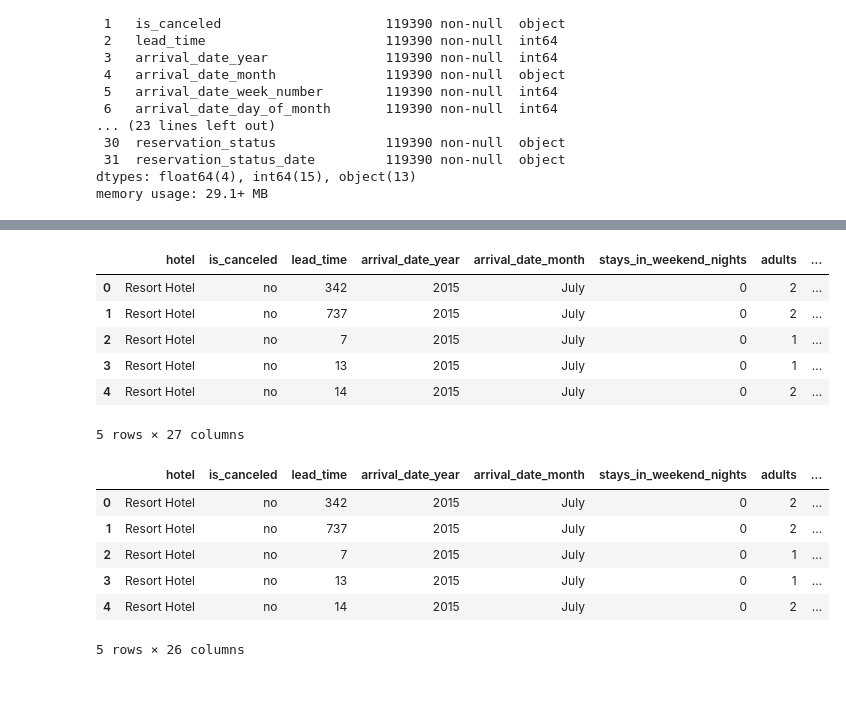
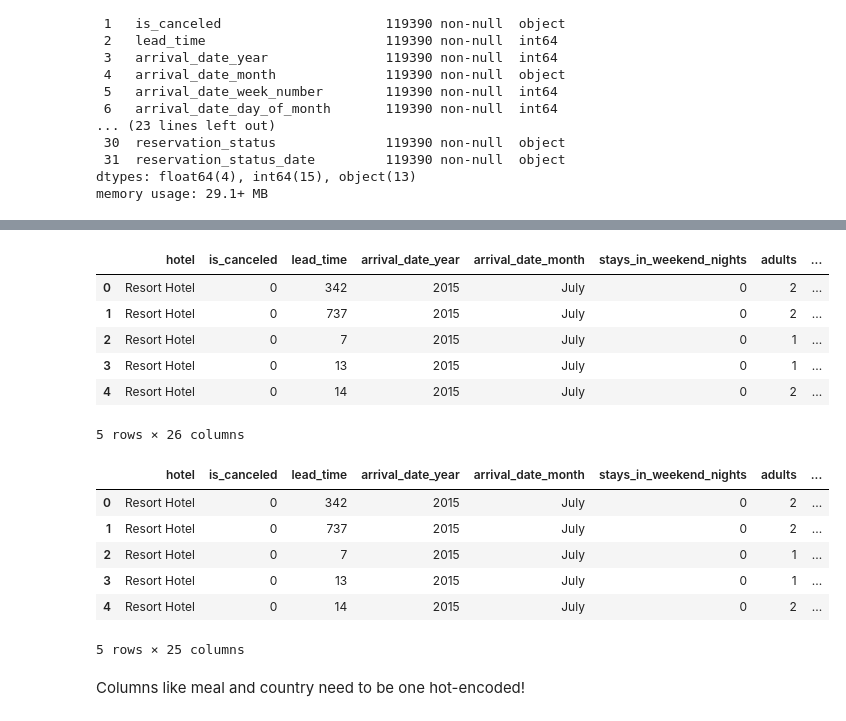
Before and after one commit to sascott9655/ADS-505-Hotel_Bookings_Project, a Jupyter notebook: Samuel's_Hotel_Cancellation_EDA.ipynb, the cells around one changed output, grey strips where cells are left out. Cells and saved outputs as stored; diff of their text form; code cells hidden in the pictures; blank space fills up the shorter version.

```diff
--- a/Samuel's_Hotel_Cancellation_EDA.ipynb
+++ b/Samuel's_Hotel_Cancellation_EDA.ipynb
@@ -127,0 +76,3 @@ Name: company, Length: 119390, dtype: int64
+# %%
+df = df.drop_duplicates()
+df.shape
@@ -149,0 +119,3 @@ dtype: int64
+# %%
+df = df[(df["adults"] + df["children"] + df["babies"]) > 0] #gets rid of rows where there was no people tracked
+df.shape
@@ -151,8 +149,11 @@ dtype: int64
 #dropping these two columns as the information they provid
 #does not seem significant enough considering we have
 #arrival_date_year and arrival_date_month
-hotel = hotel.drop(columns=['arrival_date_week_number'
-                    ,'arrival_date_day_of_month'])
-hotel.head()
+#dropping reservation_status and reservation_status_date because both of these columns allude to directly
+#predicting the target variable is_canceled which we do not want a model with strong features that tell us
+#the outcome based on these two features alone (not helpful for the business to improve hotel cancellation rate)
+df = df.drop(columns=['arrival_date_week_number','arrival_date_day_of_month', 'assigned_room_type',
+                     'reservation_status','reservation_status_date'])
+df.head()
 # %% [output]
 |  | hotel | is_canceled | lead_time | arrival_date_year | arrival_date_month | stays_in_weekend_nights | ... |
@@ -180,36 +166,43 @@ hotel.head()
+# %%
+#Guillermo's feature:
+df['length_of_stay'] = df['stays_in_weekend_nights'] + df['stays_in_week_nights']
+df[['stays_in_weekend_nights', 'stays_in_week_nights', 'length_of_stay']].head(30)
+df.drop(columns=['stays_in_weekend_nights', 'stays_in_week_nights'])
 # %%
 #for features stays_in_weekend_nights and stays_in_week_nights we can feature engineer these two columns into
 #one where it is a binary feature on whether they stay the weekend or not
-hotel['stays_in_weekend_nights'].value_counts()
-weekend_nights_yes = hotel['stays_in_weekend_nights'] > 0
+df['stays_in_weekend_nights'].value_counts()
+weekend_nights_yes = df['stays_in_weekend_nights'] > 0
 weekend_nights_yes = weekend_nights_yes[weekend_nights_yes == True]
-hotel.loc[weekend_nights_yes.index, 'stays_in_weekend_nights'] = 1
-hotel['stays_in_weekend_nights'].value_counts()
+df.loc[weekend_nights_yes.index, 'stays_in_weekend_nights'] = 1
+df['stays_in_weekend_nights'].value_counts()
 
 #drop stay_in_week_nights column as it is no longer needed
-hotel = hotel.drop(columns=['stays_in_week_nights'])
-hotel.head()
+df = df.drop(columns=['stays_in_week_nights'])
+df.head()
 # %% [output]
 |  | hotel | is_canceled | lead_time | arrival_date_year | arrival_date_month | stays_in_weekend_nights | adults | ... |
-| 0 | Resort Hotel | no | 342 | 2015 | July | 0 | 2 | ... |
-| 1 | Resort Hotel | no | 737 | 2015 | July | 0 | 2 | ... |
-| 2 | Resort Hotel | no | 7 | 2015 | July | 0 | 1 | ... |
-| 3 | Resort Hotel | no | 13 | 2015 | July | 0 | 1 | ... |
-| 4 | Resort Hotel | no | 14 | 2015 | July | 0 | 2 | ... |
+| 0 | Resort Hotel | 0 | 342 | 2015 | July | 0 | 2 | ... |
+| 1 | Resort Hotel | 0 | 737 | 2015 | July | 0 | 2 | ... |
+| 2 | Resort Hotel | 0 | 7 | 2015 | July | 0 | 1 | ... |
+| 3 | Resort Hotel | 0 | 13 | 2015 | July | 0 | 1 | ... |
+| 4 | Resort Hotel | 0 | 14 | 2015 | July | 0 | 2 | ... |
-5 rows × 27 columns
+5 rows × 26 columns
 # %%
 #for features children and babies consider combining them into one group since individual they act the same
 #(running this code multiple times will change results
-hotel['children'] = hotel['children'] + hotel['babies']
-hotel['children'] = hotel['children'].astype('int')
+df['children'] = df['children'] + df['babies']
+df['children'] = df['children'].astype('int')
 
-hotel = hotel.drop(columns=['babies'])
-hotel.head()
+df = df.drop(columns=['babies'])
+df.head()
 # %% [output]
 |  | hotel | is_canceled | lead_time | arrival_date_year | arrival_date_month | stays_in_weekend_nights | adults | ... |
-| 0 | Resort Hotel | no | 342 | 2015 | July | 0 | 2 | ... |
-| 1 | Resort Hotel | no | 737 | 2015 | July | 0 | 2 | ... |
-| 2 | Resort Hotel | no | 7 | 2015 | July | 0 | 1 | ... |
-| 3 | Resort Hotel | no | 13 | 2015 | July | 0 | 1 | ... |
-| 4 | Resort Hotel | no | 14 | 2015 | July | 0 | 2 | ... |
+| 0 | Resort Hotel | 0 | 342 | 2015 | July | 0 | 2 | ... |
+| 1 | Resort Hotel | 0 | 737 | 2015 | July | 0 | 2 | ... |
+| 2 | Resort Hotel | 0 | 7 | 2015 | July | 0 | 1 | ... |
+| 3 | Resort Hotel | 0 | 13 | 2015 | July | 0 | 1 | ... |
+| 4 | Resort Hotel | 0 | 14 | 2015 | July | 0 | 2 | ... |
-5 rows × 26 columns
+5 rows × 25 columns
+# %% [markdown]
+Columns like meal and country need to be one hot-encoded!
```
Also changed, not shown: parts of 28 cells of this notebook.
